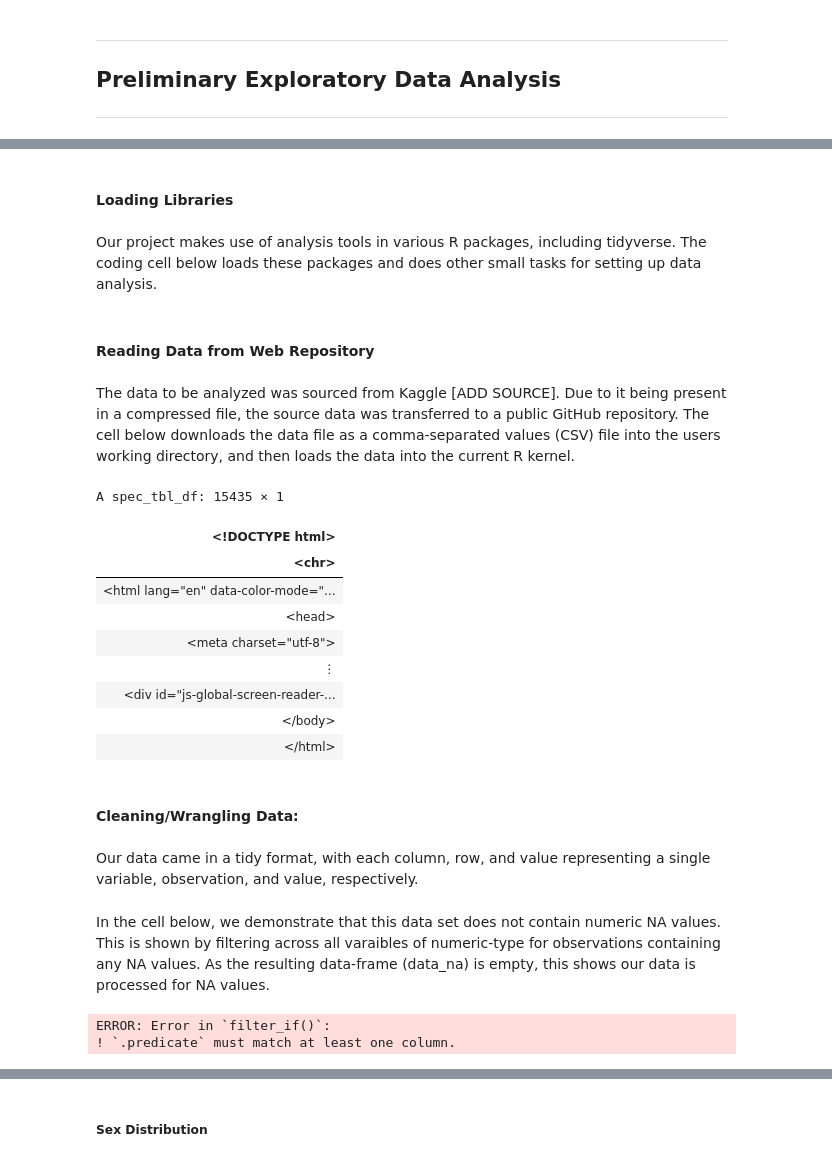
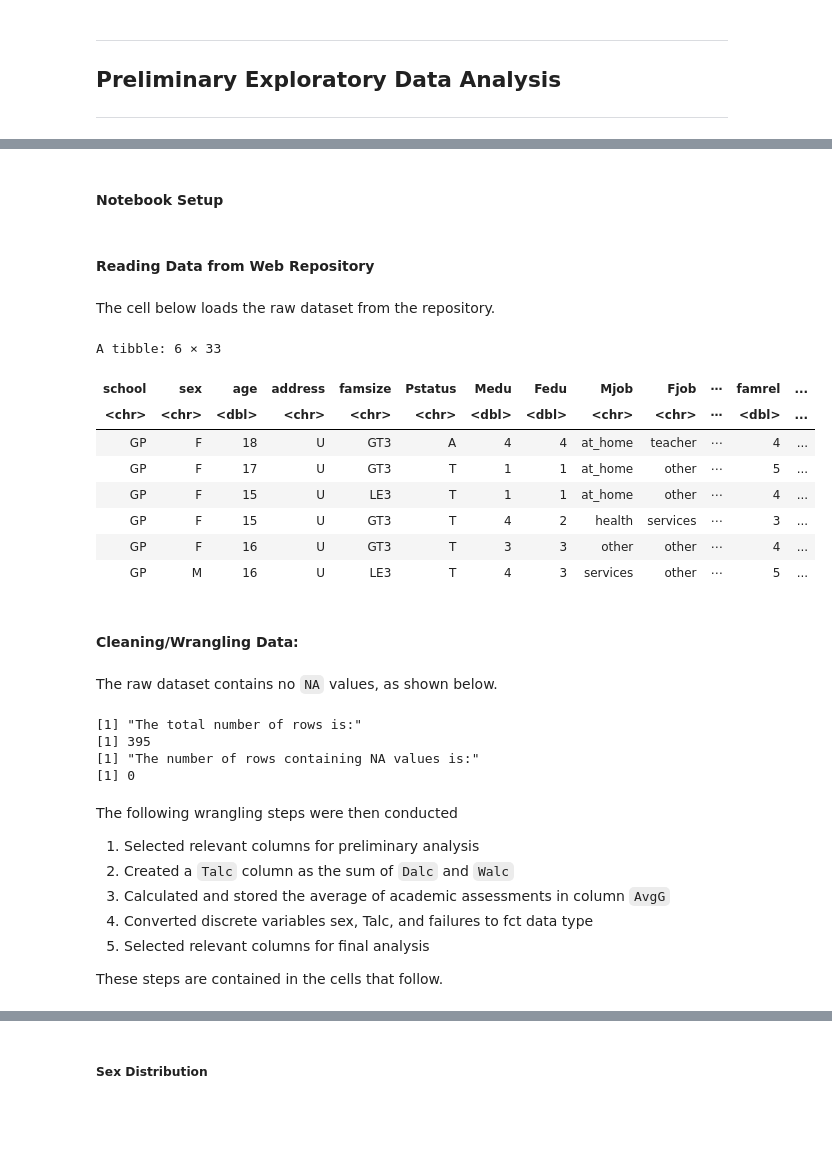
Before and after one commit to harr0p/Classification-Model, a Jupyter notebook: DSCI100_006-36_Group_Project_Proposal.ipynb, the cells around one changed output, grey strips where cells are left out. Drawn from its saved outputs; the diff is of its cells as text; code cells hidden in the pictures; blank space fills up the shorter version.

```diff
--- a/DSCI100_006-36_Group_Project_Proposal.ipynb
+++ b/DSCI100_006-36_Group_Project_Proposal.ipynb
@@ -81,5 +36,3 @@ Use RMSPE to determine if it matches or not - squared difference
 # %% [markdown]
-#### Loading Libraries
+#### Notebook Setup
-# %% [markdown]
-Our project makes use of analysis tools in various R packages, including tidyverse. The coding cell below loads these packages and does other small tasks for setting up data analysis.
 # %%
@@ -105,40 +59,33 @@ theme_set(theme_bw())
 # %% [markdown]
 #### Reading Data from Web Repository
 # %% [markdown]
-The data to be analyzed was sourced from Kaggle [ADD SOURCE]. Due to it being present in a compressed file, the source data was transferred to a public GitHub repository. The cell below downloads the data file as a comma-separated values (CSV) file into the users working directory, and then loads the data into the current R kernel.
+The cell below loads the raw dataset from the repository.
 # %%
-## Note: Data was stored in .zip file so download.file() was not working from Kaggle
+## Note: Data was stored in .zip file so read_csv() was not working from a path to Kaggle
 ## This change was approved March-02-2022 by TA Shruti
 
 suppressWarnings({
 
-    ## Downloading file from GitHub repository
-    download.file("https://raw.githubusercontent.com/juliasangster/DSCI_Project/main/data/student-mat.csv", destfile = "student-mat.csv")
-
-    ## Reading the downlaoded file into the working directory
-    student_alcohol_consumption_raw <- read_csv("student-mat.csv", col_types = cols())
+    ## Reading file from GitHub project repository
+    student_alcohol_consumption_raw <- read_csv("https://raw.githubusercontent.com/juliasangster/DSCI_Project/main/data/student-mat.csv", col_types = cols())
 
     ## Displaying a part of the loaded data
-    student_alcohol_consumption_raw
+    head(student_alcohol_consumption_raw)
     })
 # %% [output]
-A spec_tbl_df: 15435 × 1
+A tibble: 6 × 33
-| <!DOCTYPE html> |
-| <chr> |
-| <html lang="en" data-color-mode="... |
-| <head> |
-| <meta charset="utf-8"> |
-| ⋮ |
-| <div id="js-global-screen-reader-... |
-| </body> |
-| </html> |
+| school | sex | age | address | famsize | Pstatus | Medu | Fedu | Mjob | Fjob | ⋯ | famrel | ... |
+| <chr> | <chr> | <dbl> | <chr> | <chr> | <chr> | <dbl> | <dbl> | <chr> | <chr> | ⋯ | <dbl> | ... |
+| GP | F | 18 | U | GT3 | A | 4 | 4 | at_home | teacher | ⋯ | 4 | ... |
+| GP | F | 17 | U | GT3 | T | 1 | 1 | at_home | other | ⋯ | 5 | ... |
+| GP | F | 15 | U | LE3 | T | 1 | 1 | at_home | other | ⋯ | 4 | ... |
+| GP | F | 15 | U | GT3 | T | 4 | 2 | health | services | ⋯ | 3 | ... |
+| GP | F | 16 | U | GT3 | T | 3 | 3 | other | other | ⋯ | 4 | ... |
+| GP | M | 16 | U | LE3 | T | 4 | 3 | services | other | ⋯ | 5 | ... |
 # %% [markdown]
 #### Cleaning/Wrangling Data:
-# %% [markdown]
-Our data came in a tidy format, with each column, row, and value representing a single variable, observation, and value, respectively.
 # %% [markdown]
-In the cell below, we demonstrate that this data set does not contain numeric NA values.
-This is shown by filtering across all varaibles of numeric-type for observations containing any NA values. As the resulting data-frame (data_na) is empty, this shows our data is processed for NA values.
+The raw dataset contains no `NA` values, as shown below.
 # %%
 number_observations_total <- nrow(student_alcohol_consumption_raw)
 
@@ -156,6 +103,17 @@ print(number_observations_total)
 print("The number of rows containing NA values is:")
 print(number_rows_containing_na)
 # %% [output]
-ERROR: Error in `filter_if()`:
-! `.predicate` must match at least one column.
+[1] "The total number of rows is:"
+[1] 395
+[1] "The number of rows containing NA values is:"
+[1] 0
+# %% [markdown]
+The following wrangling steps were then conducted
+1. Selected relevant columns for preliminary analysis
+2. Created a `Talc` column as the sum of `Dalc` and `Walc`
+3. Calculated and stored the average of academic assessments in column `AvgG`
+4. Converted discrete variables sex, Talc, and failures to fct data type
+5. Selected relevant columns for final analysis
+
+These steps are contained in the cells that follow.
 # %%
```
Also changed, not shown: parts of 45 cells of this notebook.
